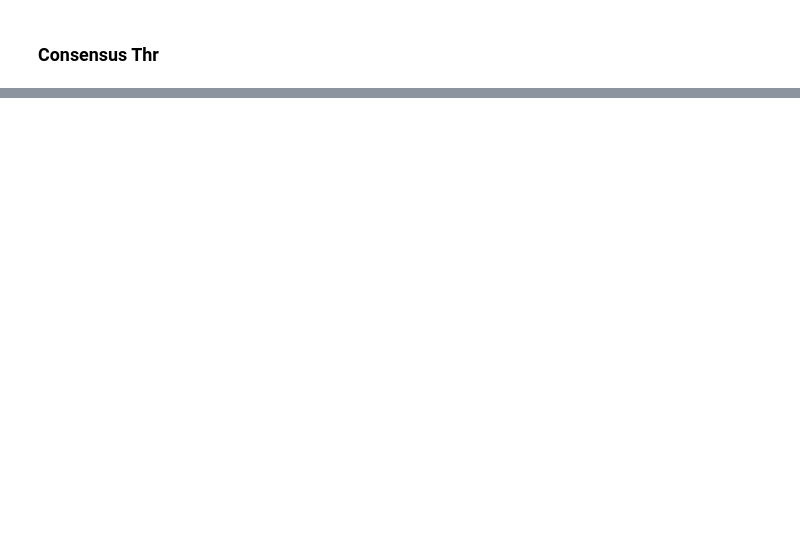
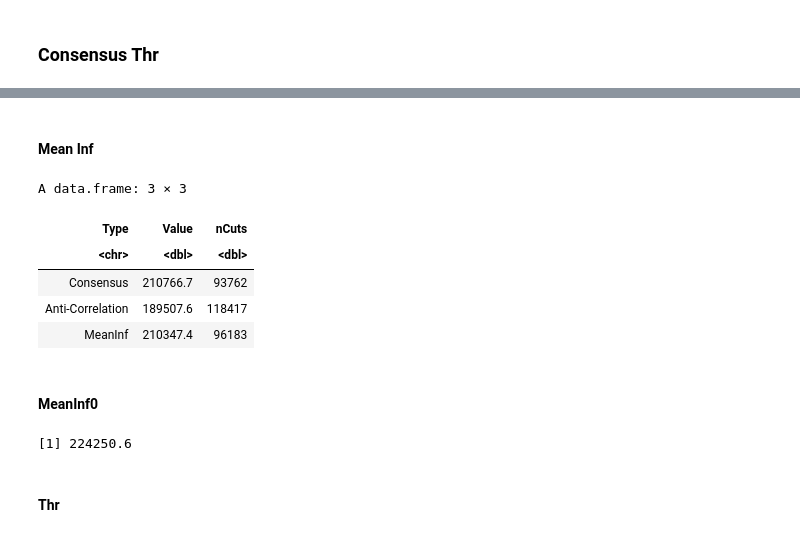
Before and after one commit to NPSDC/treeTerminusScripts, a Jupyter notebook: brain_simulation_nodtu/mode=gc_bias/post_type=gibbs_nrep=100_tf=100/updated/tree_analysis/WeightedLFC.ipynb, the cells around one changed output, grey strips where cells are left out. Drawn from its saved outputs; the diff is of its cells as text; code cells hidden in the pictures; blank space fills up the shorter version.

```diff
--- a/brain_simulation_nodtu/mode=gc_bias/post_type=gibbs_nrep=100_tf=100/updated/tree_analysis/WeightedLFC.ipynb
+++ b/brain_simulation_nodtu/mode=gc_bias/post_type=gibbs_nrep=100_tf=100/updated/tree_analysis/WeightedLFC.ipynb
@@ -12,3 +14,6 @@ load("environment/brain_sim_nodtu/mode=gc_bias/post_type=gibbs_nrep=100_tf=100/m
 
 suppressPackageStartupMessages(source("tree_helper_function.R"))
 suppressPackageStartupMessages(source("brain_simulation_nodtu/mode=gc_bias/post_type=gibbs_nrep=100_tf=100/tree_analysis/tree_filter.R"))
+# %%
+txpDiff <- setdiff(treeMC0$tip.label,treeMC$tip.label)
+length(txpDiff)
@@ -126,0 +152,16 @@ length(cuts)
+# %%
+dfLFC <- data.frame(matrix(nrow=0, ncol=3))
+dCuts <- list()
+colnames(dfLFC) <- c("Type", "Value", "nCuts")
+l <- length(treeCons$tip)
+infReps <- assays(yAggCons)[grep("infRep", assayNames(yAggCons))]
+infReps <- abind::abind(as.list(infReps), along = 3)
+lfc <- getLog2FC(infReps, colData(yAggCons)[["condition"]])
+
+lfcMet <- abs(lfc/mcols(yAggCons)[["meanInfRV"]])
+globArr <- rep(-100, nrow(yAggCons))
+val <- findMaxSum(treeCons, lfcMet, l+1)
+optLfcMet <- globArr
+cuts <- findCuts(treeCons, optLfcMet, lfcMet, l+1)
+dfLFC <- rbind(dfLFC, data.frame(Type="Consensus", Value=val+wlfcDiff, nCuts = length(cuts)+length(txpDiff)))
+dCuts[["Consensus"]] <- cuts
@@ -126,0 +170,12 @@ length(cuts)
+# %%
+l==length(treeCor$tip)
+infReps <- assays(yAggCor)[grep("infRep", assayNames(yAggCor))]
+infReps <- abind::abind(as.list(infReps), along = 3)
+lfc <- getLog2FC(infReps, colData(yAggCor)[["condition"]])
+lfcMet <- abs(lfc/mcols(yAggCor)[["meanInfRV"]])
+globArr <- rep(-100, nrow(yAggCor))
+val <- findMaxSum(treeCor, lfcMet, l+1)
+optLfcMet <- globArr
+cuts <- findCuts(treeCor, optLfcMet, lfcMet, l+1)
+dfLFC <- rbind(dfLFC, data.frame(Type="Anti-Correlation", Value=val + wlfcDiff, nCuts = length(cuts) + length(txpDiff)))
+dCuts[["Anti-Correlation"]] <- cuts
@@ -126,0 +192,43 @@ length(cuts)
+# %% [markdown]
+#### Mean Inf
+# %%
+l==length(treeMC$tip)
+infReps <- assays(yAggMeanInf)[grep("infRep", assayNames(yAggMeanInf))]
+infReps <- abind::abind(as.list(infReps), along = 3)
+lfc <- getLog2FC(infReps, colData(yAggMeanInf)[["condition"]])
+lfcMet <- abs(lfc/mcols(yAggMeanInf)[["meanInfRV"]])
+globArr <- rep(-100, nrow(yAggMeanInf))
+val <- findMaxSum(treeMC, lfcMet, l+1)
+optLfcMet <- globArr
+cuts <- findCuts(treeMC, optLfcMet, lfcMet, l+1)
+dfLFC <- rbind(dfLFC, data.frame(Type="MeanInf", Value=val+wlfcDiff, nCuts = length(cuts)+length(txpDiff)))
+dCuts[["MeanInf"]] <- cuts
+# %%
+dfLFC
+# %% [output]
+A data.frame: 3 × 3
+| Type | Value | nCuts |
+| <chr> | <dbl> | <dbl> |
+| Consensus | 210766.7 | 93762 |
+| Anti-Correlation | 189507.6 | 118417 |
+| MeanInf | 210347.4 | 96183 |
+# %% [markdown]
+#### MeanInf0
+# %%
+# l==length(treeMC0$tip)
+infReps <- assays(yAggMeanInf0)[grep("infRep", assayNames(yAggMeanInf0))]
+infReps <- abind::abind(as.list(infReps), along = 3)
+lfc <- getLog2FC(infReps, colData(yAggMeanInf0)[["condition"]])
+
+lfcMet <- abs(lfc/mcols(yAggMeanInf0)[["meanInfRV"]])
+globArr <- rep(-100, nrow(yAggMeanInf0))
+val <- findMaxSum(treeMC0, lfcMet, length(treeMC0$tip)+1)
+optLfcMet <- globArr
+print(val)
+cuts <- findCuts(treeMC0, optLfcMet, lfcMet, length(treeMC0$tip)+1)
+dfLFC <- rbind(dfLFC, data.frame(Type="MeanInf0", Value=val, nCuts = length(cuts)))
+dCuts[["MeanInf0"]] <- cuts
+# %% [output]
+[1] 224250.6
+# %% [markdown]
+#### Thr
```
Also changed, not shown: parts of 18 cells of this notebook, 4 other files.
